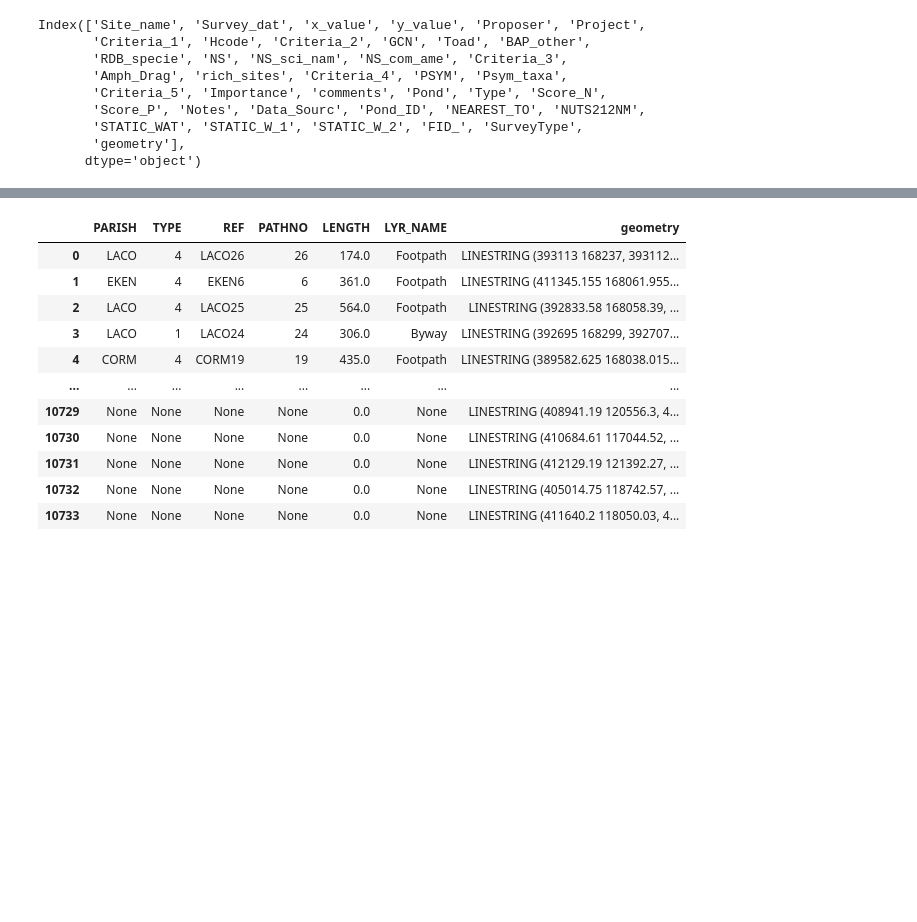
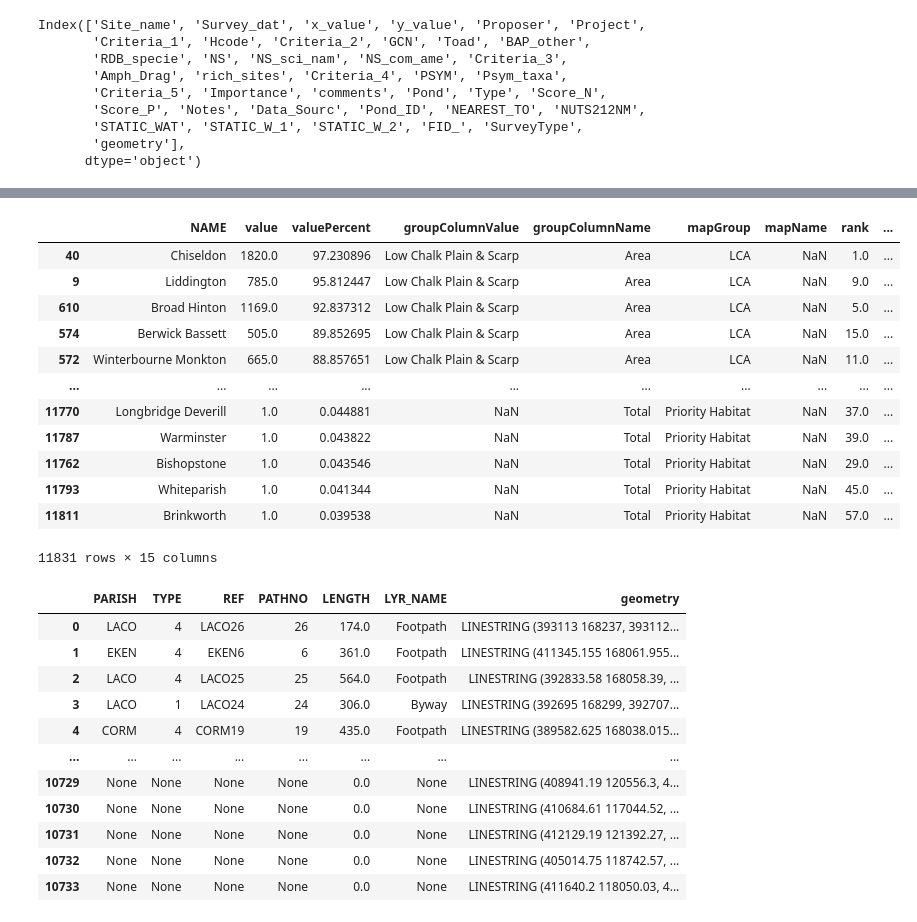
Before and after one commit to lara-spearman/map-outputs, a Jupyter notebook: clipping analysis.ipynb, the cells around one changed output, grey strips where cells are left out. Saved outputs shown, nothing was run; the diff lists cells and outputs as text; code cells hidden in the pictures; blank space fills up the shorter version.

Commit message:
unsure what problems were plus added new datasets

```diff
--- a/clipping analysis.ipynb
+++ b/clipping analysis.ipynb
@@ -501,6 +501,8 @@ for file in file_info_shp.keys():
 
         if file_info_shp[file]["groupColumnValue"]:
             gdf_dissolved['groupColumnValue'] = gdf_dissolved['groupColumnValue'].map(file_info_shp[file]["groupColumnValue"])
+        else:
+            gdf_dissolved['groupColumnValue'] = "Total"
 
         gdf_dissolved['groupColumnName'] = file_info_shp[file]["groupColumnName"]
         gdf_dissolved['mapGroup'] = file_info_shp[file]["group"]
@@ -546,16 +541,33 @@ df_all_shp['valuePercent'] = (100*df_all_shp['value'])/df_all_shp['AreaPC']
 # %%
 df_all_ranked = pd.DataFrame({'NAME': [], 'value': [],'valuePercent': [],'groupColumnValue': [],'groupColumnName': [],'mapGroup': [],'mapName': [], 'rank':[], 'rankPercent':[]})
-for group in df_all_shp.groupColumnValue.unique():
-    df_rank= df_all_shp[df_all_shp.groupColumnValue == group]
-    df_rank_sorted = df_rank.sort_values(by = "value", ascending=False)
-    df_rank_sorted['rank'] = list(range(1, df_rank_sorted.shape[0]+1))
 
-    df_rank_percent_sorted = df_rank_sorted.sort_values(by = "valuePercent", ascending=False)
-    df_rank_percent_sorted['rankPercent'] = list(range(1, df_rank_percent_sorted.shape[0]+1))
+for dataset in df_all_shp.datasetName.unique():
 
-    df_all_ranked = pd.concat([df_all_ranked, df_rank_percent_sorted])
+    df_dataset = df_all_shp[df_all_shp['datasetName']==dataset]
+    if pd.isnull(df_dataset.groupColumnValue.unique()[0])==True:
+
+        df_rank_sorted = df_dataset.sort_values(by = "value", ascending=False)
+        df_rank_sorted['rank'] = list(range(1, df_rank_sorted.shape[0]+1))
+
+        df_rank_percent_sorted = df_rank_sorted.sort_values(by = "valuePercent", ascending=False)
+        df_rank_percent_sorted['rankPercent'] = list(range(1, df_rank_percent_sorted.shape[0]+1))
+
+        df_all_ranked = pd.concat([df_all_ranked, df_rank_percent_sorted])
+
+    else:
+        for group in df_dataset.groupColumnValue.unique():
+
+            df_rank= df_dataset[df_dataset.groupColumnValue == group]
+            df_rank_sorted = df_rank.sort_values(by = "value", ascending=False)
+            df_rank_sorted['rank'] = list(range(1, df_rank_sorted.shape[0]+1))
+
+            df_rank_percent_sorted = df_rank_sorted.sort_values(by = "valuePercent", ascending=False)
+            df_rank_percent_sorted['rankPercent'] = list(range(1, df_rank_percent_sorted.shape[0]+1))
+
+            df_all_ranked = pd.concat([df_all_ranked, df_rank_percent_sorted])
 # %%
 df_all_ranked['unit'] = df_all_ranked['unit'].replace("HECTARES", "Ha")
+df_all_ranked['unit'] = df_all_ranked['unit'].replace("Area (ha)", "Ha")
 df_all_ranked['unit'] = df_all_ranked['unit'].replace("METERS", "Metres")
 # %%
 df_all_ranked.to_csv("data/outputData.csv")
@@ -578,3 +574,19 @@ df_all_shp
+# %%
+df_all_ranked
+# %% [output]
+|  | NAME | value | valuePercent | groupColumnValue | groupColumnName | mapGroup | mapName | rank | ... |
+| 40 | Chiseldon | 1820.0 | 97.230896 | Low Chalk Plain & Scarp | Area | LCA | NaN | 1.0 | ... |
+| 9 | Liddington | 785.0 | 95.812447 | Low Chalk Plain & Scarp | Area | LCA | NaN | 9.0 | ... |
+| 610 | Broad Hinton | 1169.0 | 92.837312 | Low Chalk Plain & Scarp | Area | LCA | NaN | 5.0 | ... |
+| 574 | Berwick Bassett | 505.0 | 89.852695 | Low Chalk Plain & Scarp | Area | LCA | NaN | 15.0 | ... |
+| 572 | Winterbourne Monkton | 665.0 | 88.857651 | Low Chalk Plain & Scarp | Area | LCA | NaN | 11.0 | ... |
+| ... | ... | ... | ... | ... | ... | ... | ... | ... | ... |
+| 11770 | Longbridge Deverill | 1.0 | 0.044881 | NaN | Total | Priority Habitat | NaN | 37.0 | ... |
+| 11787 | Warminster | 1.0 | 0.043822 | NaN | Total | Priority Habitat | NaN | 39.0 | ... |
+| 11762 | Bishopstone | 1.0 | 0.043546 | NaN | Total | Priority Habitat | NaN | 29.0 | ... |
+| 11793 | Whiteparish | 1.0 | 0.041344 | NaN | Total | Priority Habitat | NaN | 45.0 | ... |
+| 11811 | Brinkworth | 1.0 | 0.039538 | NaN | Total | Priority Habitat | NaN | 57.0 | ... |
+11831 rows × 15 columns
 # %%
 # gdf_woodland = gpd.read_file("O:/NaturalEngland/Ancient Woodland Inventory Update/_Deliverable/Final/AWI_methodology_layer.shp")
 # gdf_woodland = gpd.read_file("G:/Woodland_Trust/Woodland_Trust_AncientTreeInventoryATI_Wilts.shp")
```
Also changed, not shown: parts of 5 cells of this notebook, 2 other files.
